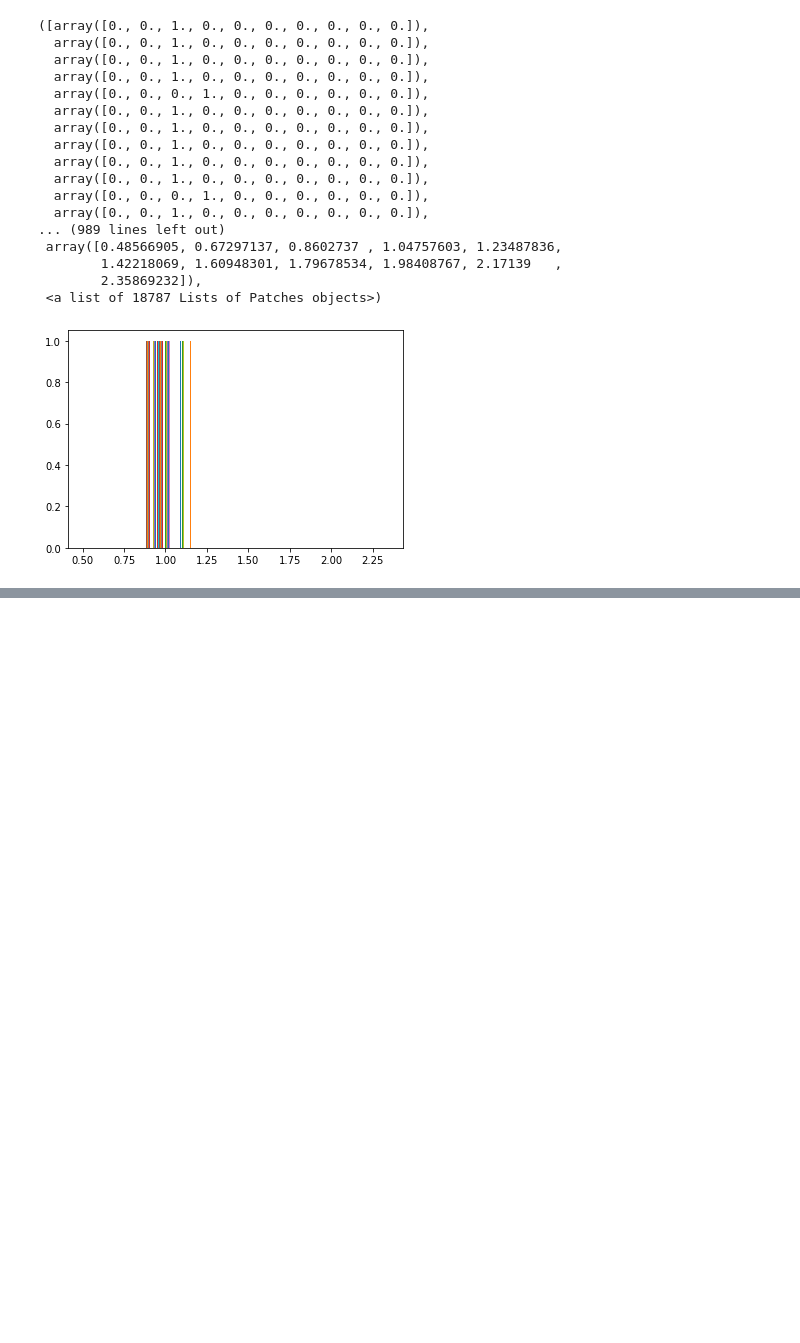
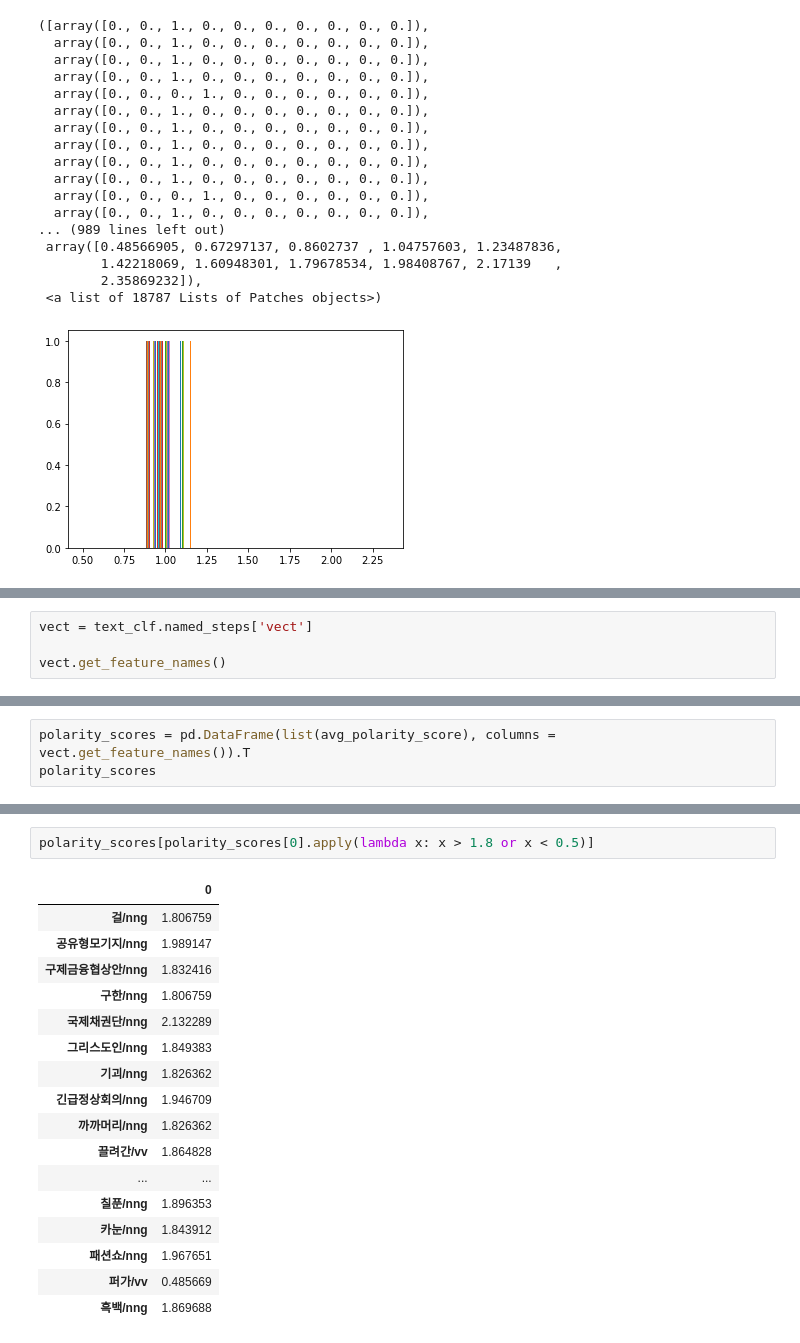
Before and after one commit to Jisang-hwang93/BOK_Report_Team1, a Jupyter notebook: NBC.ipynb, the cells around one changed output, grey strips where cells are left out. Saved outputs shown, nothing was run; the diff lists cells and outputs as text; blank space fills up the shorter version.

```diff
--- a/NBC.ipynb
+++ b/NBC.ipynb
@@ -93,0 +97,4 @@ lf.class
+# %%
+vect = text_clf.named_steps['vect']
+
+vect.get_feature_names()
@@ -93,0 +127,3 @@ lf.class
+# %%
+polarity_scores = pd.DataFrame(list(avg_polarity_score), columns = vect.get_feature_names()).T
+polarity_scores
@@ -93,0 +144,20 @@ lf.class
+# %%
+polarity_scores[polarity_scores[0].apply(lambda x: x > 1.8 or x < 0.5)]
+# %% [output]
+|  | 0 |
+| 걸/nng | 1.806759 |
+| 공유형모기지/nng | 1.989147 |
+| 구제금융협상안/nng | 1.832416 |
+| 구한/nng | 1.806759 |
+| 국제채권단/nng | 2.132289 |
+| 그리스도인/nng | 1.849383 |
+| 기괴/nng | 1.826362 |
+| 긴급정상회의/nng | 1.946709 |
+| 까까머리/nng | 1.826362 |
+| 끌려간/vv | 1.864828 |
+| ... | ... |
+| 칠푼/nng | 1.896353 |
+| 카눈/nng | 1.843912 |
+| 패션쇼/nng | 1.967651 |
+| 퍼가/vv | 0.485669 |
+| 흑백/nng | 1.869688 |
```
Also changed, not shown: parts of 7 cells of this notebook.
